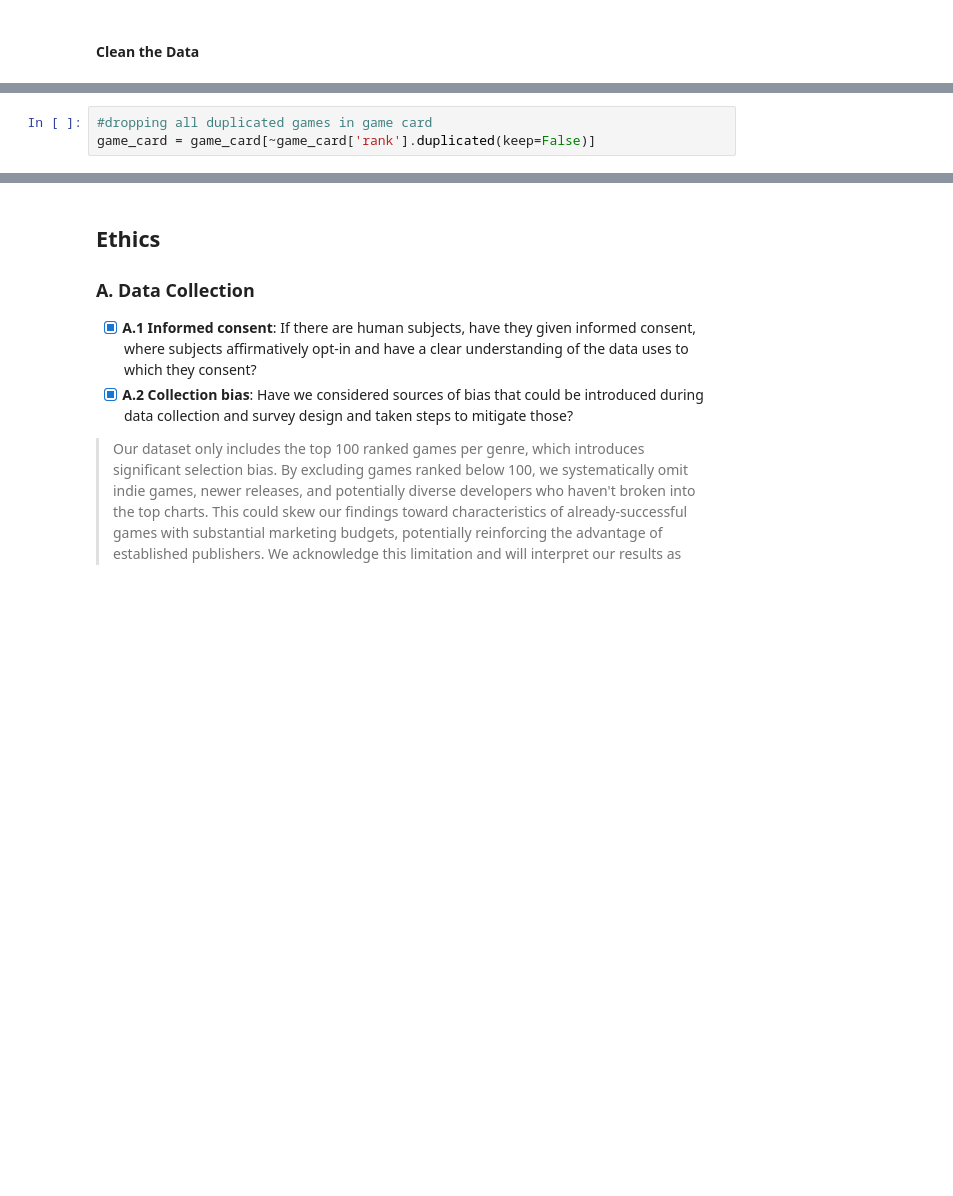
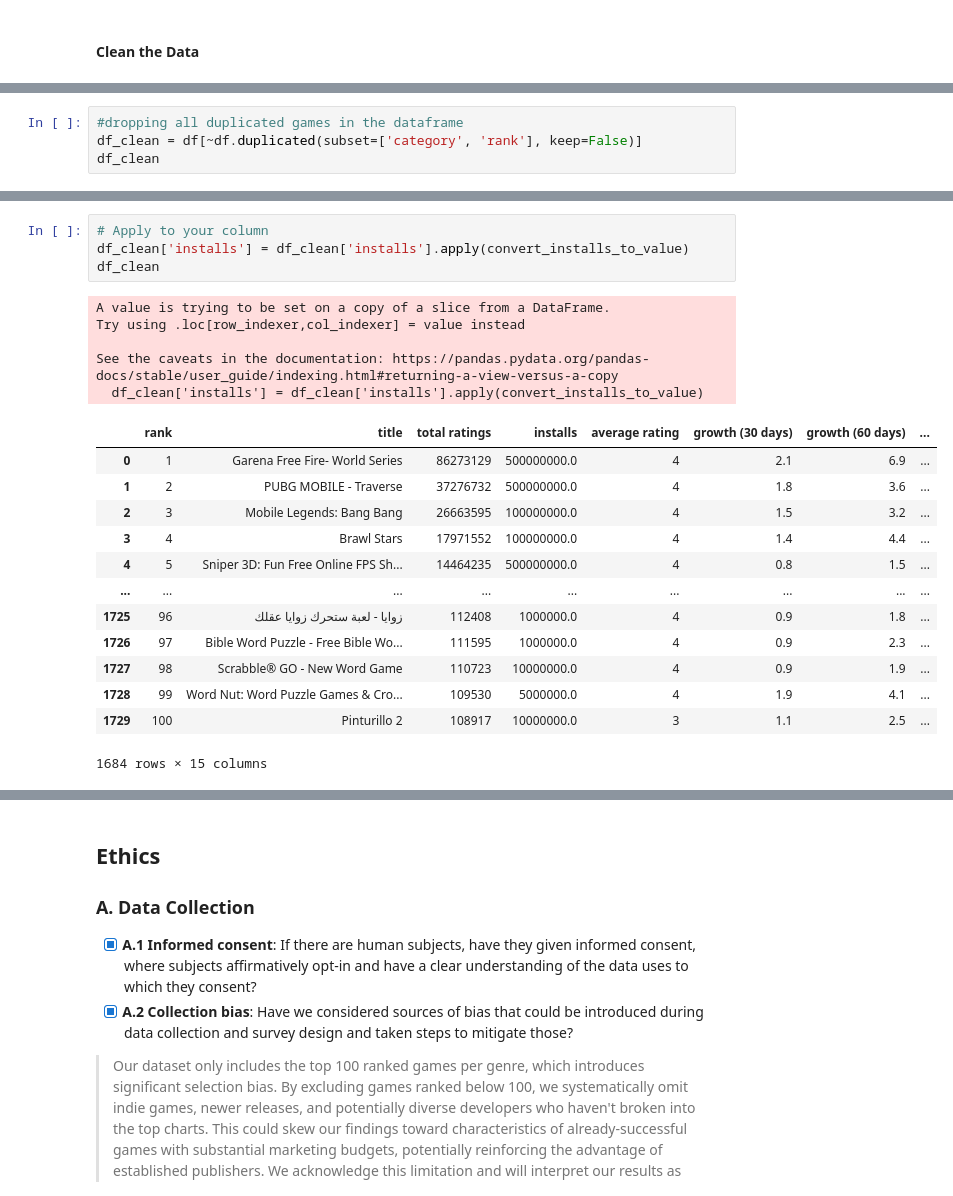
Before and after one commit to COGS108/Group066_WI26, a Jupyter notebook: 01-DataCheckpoint.ipynb, the cells around one changed output, grey strips where cells are left out. Saved outputs shown, nothing was run; the diff lists cells and outputs as text; blank space fills up the shorter version.

```diff
--- a/01-DataCheckpoint.ipynb
+++ b/01-DataCheckpoint.ipynb
@@ -252,3 +244,4 @@ game_card = df[df['category'] == 'GAME CARD']
 # %%
-#dropping all duplicated games in game card
-game_card = game_card[~game_card['rank'].duplicated(keep=False)]
+#dropping all duplicated games in the dataframe
+df_clean = df[~df.duplicated(subset=['category', 'rank'], keep=False)]
+df_clean
@@ -260 +297,24 @@ game_card.shape
+# %%
+# Apply to your column
+df_clean['installs'] = df_clean['installs'].apply(convert_installs_to_value)
+df_clean
+# %% [output]
+A value is trying to be set on a copy of a slice from a DataFrame.
+Try using .loc[row_indexer,col_indexer] = value instead
+
+See the caveats in the documentation: https://pandas.pydata.org/pandas-docs/stable/user_guide/indexing.html#returning-a-view-versus-a-copy
+  df_clean['installs'] = df_clean['installs'].apply(convert_installs_to_value)
+|  | rank | title | total ratings | installs | average rating | growth (30 days) | growth (60 days) | ... |
+| 0 | 1 | Garena Free Fire- World Series | 86273129 | 500000000.0 | 4 | 2.1 | 6.9 | ... |
+| 1 | 2 | PUBG MOBILE - Traverse | 37276732 | 500000000.0 | 4 | 1.8 | 3.6 | ... |
+| 2 | 3 | Mobile Legends: Bang Bang | 26663595 | 100000000.0 | 4 | 1.5 | 3.2 | ... |
+| 3 | 4 | Brawl Stars | 17971552 | 100000000.0 | 4 | 1.4 | 4.4 | ... |
+| 4 | 5 | Sniper 3D: Fun Free Online FPS Sh... | 14464235 | 500000000.0 | 4 | 0.8 | 1.5 | ... |
+| ... | ... | ... | ... | ... | ... | ... | ... | ... |
+| 1725 | 96 | زوايا - لعبة ستحرك زوايا عقلك | 112408 | 1000000.0 | 4 | 0.9 | 1.8 | ... |
+| 1726 | 97 | Bible Word Puzzle - Free Bible Wo... | 111595 | 1000000.0 | 4 | 0.9 | 2.3 | ... |
+| 1727 | 98 | Scrabble® GO - New Word Game | 110723 | 10000000.0 | 4 | 0.9 | 1.9 | ... |
+| 1728 | 99 | Word Nut: Word Puzzle Games & Cro... | 109530 | 5000000.0 | 4 | 1.9 | 4.1 | ... |
+| 1729 | 100 | Pinturillo 2 | 108917 | 10000000.0 | 3 | 1.1 | 2.5 | ... |
+1684 rows × 15 columns
 # %%
```
Also changed, not shown: parts of 12 cells of this notebook.
